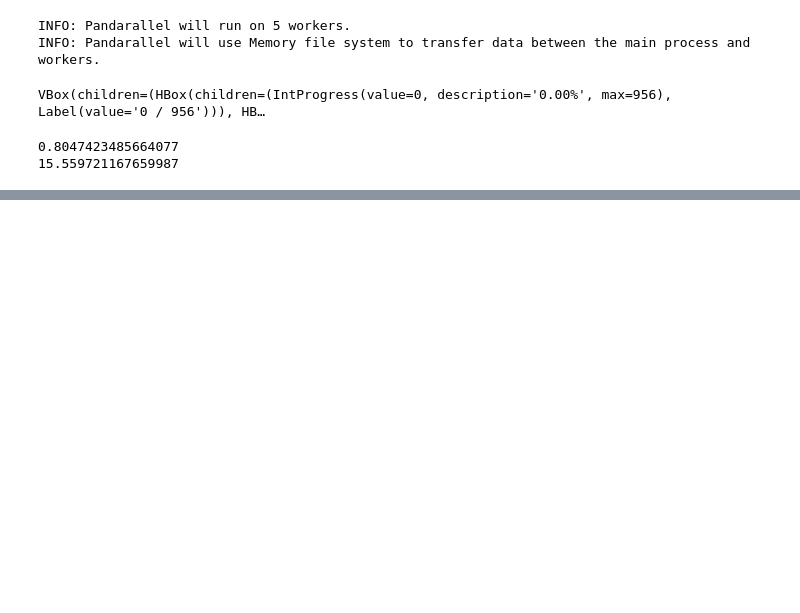
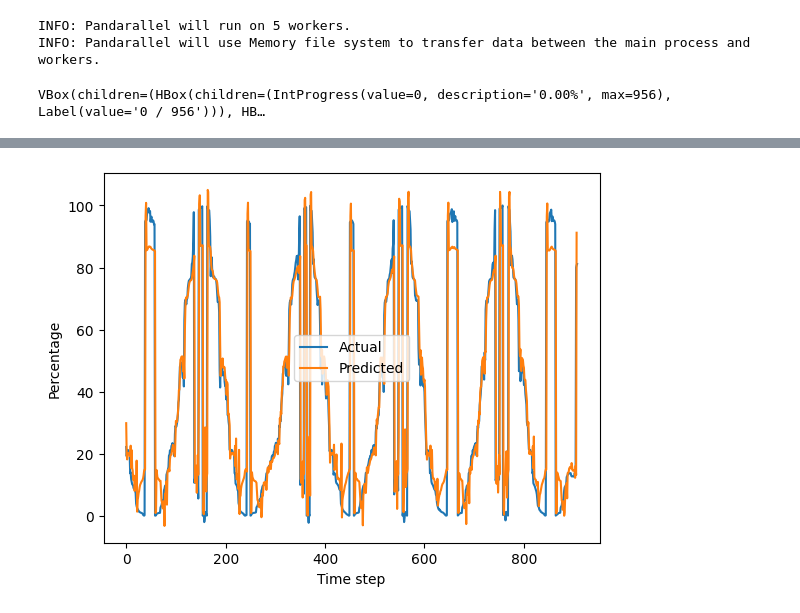
Before and after one commit to Mateus-Garcia-dot/data-pre-processing-tcc, a Jupyter notebook: src/vehiclePredicionPoint.ipynb, the cells around one changed output, grey strips where cells are left out. Cells and saved outputs as stored; diff of their text form; code cells hidden in the pictures; blank space fills up the shorter version.

```diff
--- a/src/vehiclePredicionPoint.ipynb
+++ b/src/vehiclePredicionPoint.ipynb
@@ -99,7 +103,7 @@ file = lzma.open(
 
 df = pd.read_json(file, lines=True)
 
-df = df[df['COD_LINHA'] == '469']
+df = df[df['COD_LINHA'] == '022']
 
 df["LAT"].replace(",", ".", regex=True, inplace=True)
 df["LAT"] = df["LAT"].apply(pd.to_numeric)
@@ -126,29 +130,3 @@ df["percentage"] = df.parallel_apply(
 df = df[df['percentage'].notna()]
 # %% [output]
 VBox(children=(HBox(children=(IntProgress(value=0, description='0.00%', max=956), Label(value='0 / 956'))), HB…
-# %%
-test = df
-
-bus = test[df['VEIC'] == 'DL317']
-
-# put the time as an percentage of the day
-x = x.values.reshape(-1, 1)
-
-y = bus['percentage']
-
-X_train, X_test, y_train, y_test = train_test_split(x, y, test_size=0.2, random_state=42)
-
-
-model = KNeighborsRegressor(n_neighbors=2)
-
-model.fit(X_train, y_train)
-
-
-y_pred = model.predict(X_test)
-mse = mean_squared_error(y_test, y_pred)
-rmse = sqrt(mse)
-
-r2 = model.score(X_test, y_test)
-# %% [output]
-0.8047423485664077
-15.559721167659987
@@ -154,0 +175,12 @@ r2 = model.score(X_test, y_test)
+# %%
+test_predictions = model.predict(test_x)
+test_predictions_unscaled = scaler.inverse_transform(np.hstack([test_data[sequence_length + 1:, 0:1], test_predictions]))
+test_actual_unscaled = scaler.inverse_transform(test_data[sequence_length:])
+
+plt.plot(test_actual_unscaled[:, 1], label="Actual")
+plt.plot(test_predictions_unscaled[:, 1], label="Predicted")
+plt.xlabel("Time step")
+plt.ylabel("Percentage")
+plt.legend()
+plt.show()
+# %% [output]
@@ -154,0 +188 @@ r2 = model.score(X_test, y_test)
+[figure, added]
```
Also changed, not shown: parts of 3 cells of this notebook.
